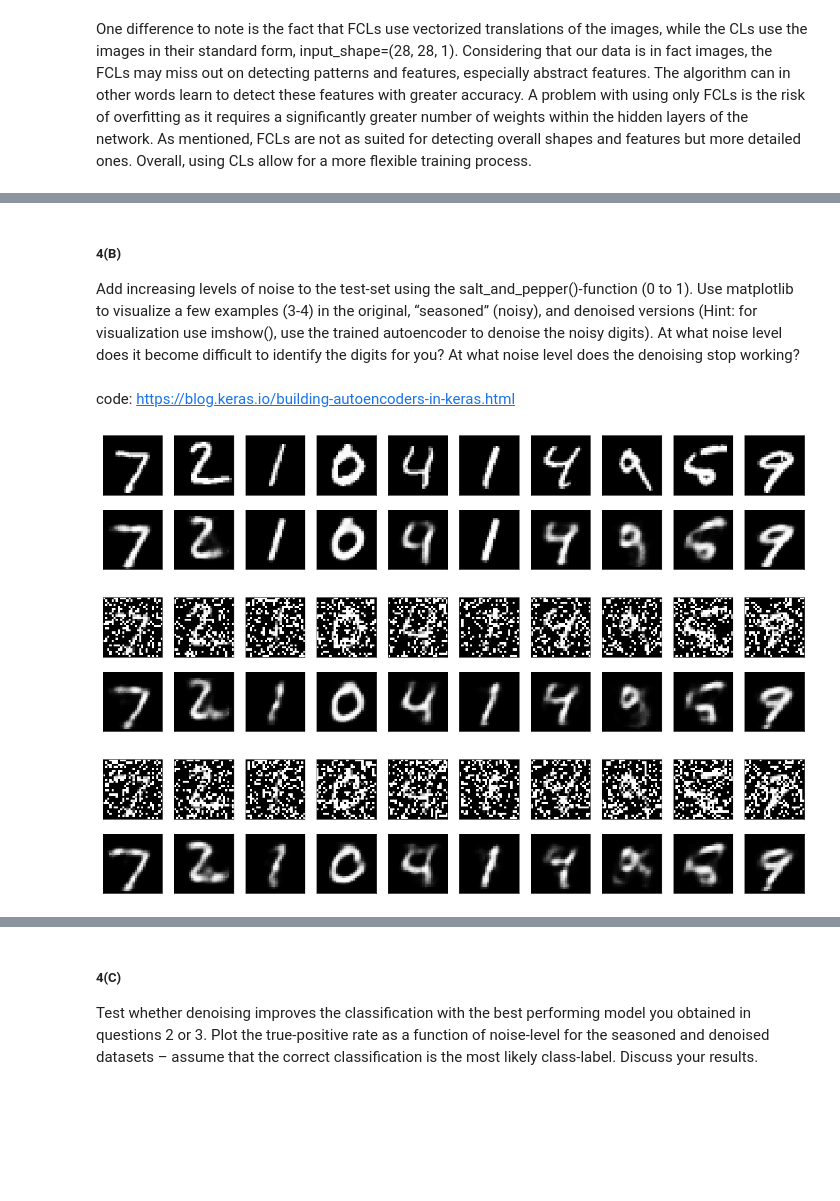
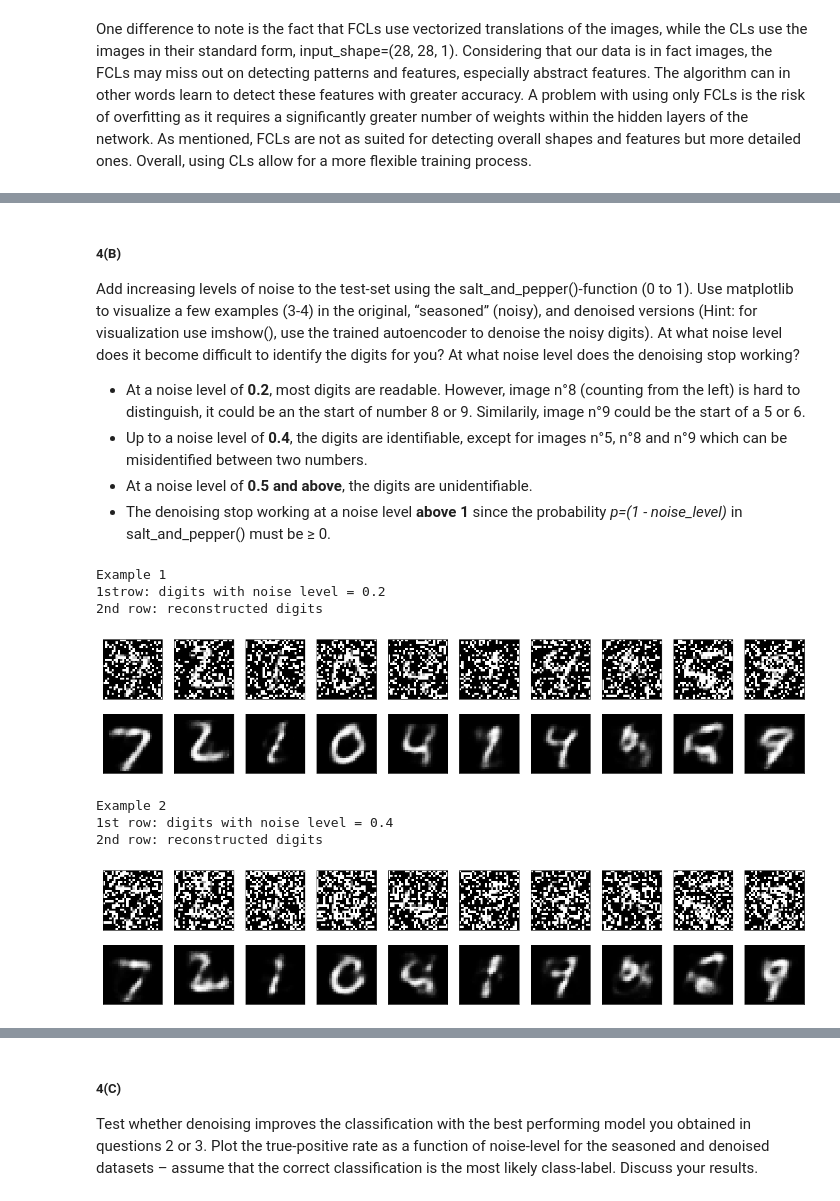
Before and after one commit to LeniaMalki/DataScienceAndAI, a Jupyter notebook: 6.Neural networks/Assignment 6 Answers.ipynb, the cells around one changed output, grey strips where cells are left out. Drawn from its saved outputs; the diff is of its cells as text; code cells hidden in the pictures; blank space fills up the shorter version.

```diff
--- a/6.Neural networks/Assignment 6 Answers.ipynb
+++ b/6.Neural networks/Assignment 6 Answers.ipynb
@@ -485,8 +485,11 @@ Use matplotlib to visualize a few examples (3-4) in the original, “seasoned”
 versions (Hint: for visualization use imshow(), use the trained autoencoder to denoise the noisy
 digits). At what noise level does it become difficult to identify the digits for you? At what noise level
 does the denoising stop working?
+
+- At a noise level of **0.2**, most digits are readable. However, image n°8 (counting from the left) is hard to distinguish, it could be an the start of number 8 or 9. Similarily, image n°9 could be the start of a 5 or 6.
+- Up to a noise level of **0.4**, the digits are identifiable, except for images n°5, n°8 and n°9 which can be misidentified between two numbers.
+- At a noise level of **0.5 and above**, the digits are unidentifiable.
+- The denoising stop working at a noise level **above 1** since the probability *p=(1 - noise_level)* in salt_and_pepper() must be ≥ 0.
-# %% [markdown]
-code:  https://blog.keras.io/building-autoencoders-in-keras.html
 # %%
 import matplotlib.pyplot as plt
 def visualize(SandP_flattened_x_test):
@@ -515,15 +517,18 @@ def visualize(SandP_flattened_x_test):
-# %%
-#No noise
-visualize(flattened_x_test)
-# %% [output]
-[figure, removed]
 # %%
-#Noise = 0.1
-visualize(salt_and_pepper(flattened_x_test_seasoneed, noise_level=0.1))
+# Noise = 0.2
+print('Example 1\n1strow: digits with noise level = 0.2\n2nd row: reconstructed digits \n  ')
+visualize(salt_and_pepper(flattened_x_test_seasoneed, noise_level=0.2))
 # %% [output]
+Example 1
+1strow: digits with noise level = 0.2
+2nd row: reconstructed digits
-[figure, old version]
+[figure, new version]
 # %%
-#Noise = 0.2
-visualize(salt_and_pepper(flattened_x_test_seasoneed, noise_level=0.2))
+#Noise = 0.4
+print('Example 2\n1st row: digits with noise level = 0.4\n2nd row: reconstructed digits  ')
+visualize(salt_and_pepper(flattened_x_test_seasoneed, noise_level=0.4))
 # %% [output]
+Example 2
+1st row: digits with noise level = 0.4
+2nd row: reconstructed digits
-[figure, old version]
+[figure, new version]
```
Also changed, not shown: parts of 5 cells of this notebook.
